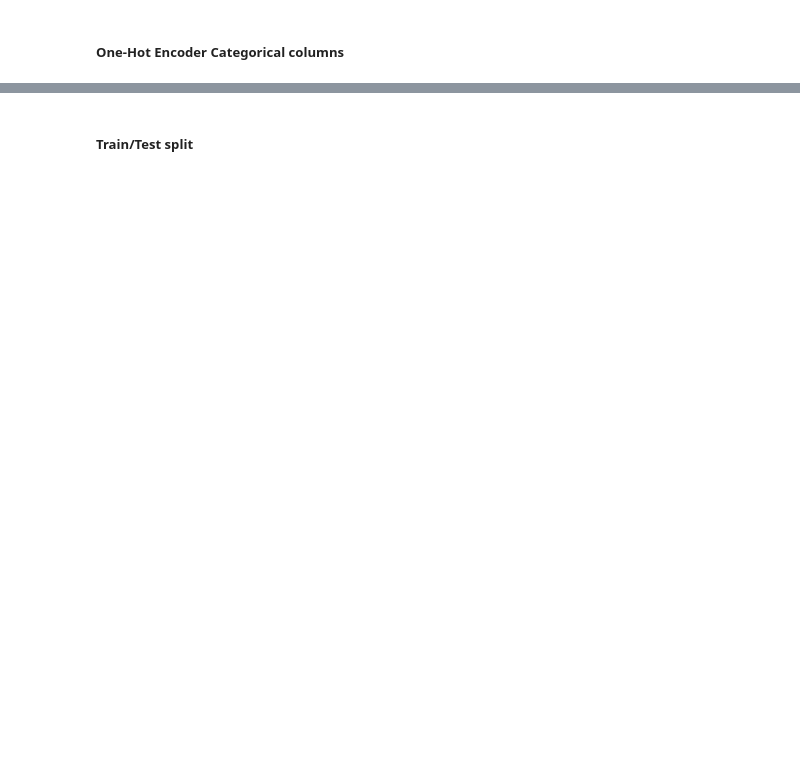
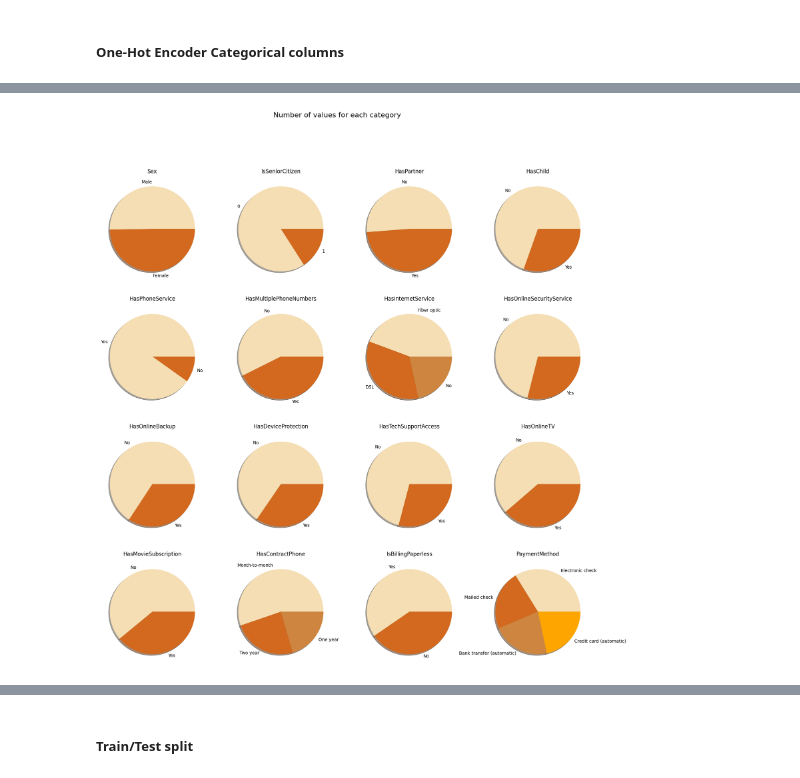
Before and after one commit to TimeNtWait/Contest, a Jupyter notebook: kaggle/dls_outflow_of_user/dls_outflow_of_user.ipynb, the cells around one changed output, grey strips where cells are left out. Saved outputs shown, nothing was run; the diff lists cells and outputs as text; code cells hidden in the pictures; blank space fills up the shorter version.

```diff
--- a/kaggle/dls_outflow_of_user/dls_outflow_of_user.ipynb
+++ b/kaggle/dls_outflow_of_user/dls_outflow_of_user.ipynb
@@ -242,0 +221,12 @@ df_cat_ohe_sklearn.head(3)
+# %%
+# Show count values for categorical
+fig, axes = plt.subplots(4, 4, figsize=(20, 20))
+ax = axes.ravel()
+fig.suptitle('Number of values for each category', fontsize=16)
+for i, cat in enumerate(cat_cols):
+    x = outflow_users_df[cat].value_counts()
+    index = x.index
+    ax[i].pie(labels=index, x=x, colors=['wheat', 'chocolate', 'peru', 'orange'], shadow=True)
+    ax[i].set_title(cat)
+# %% [output]
+[figure, added]
```
Also changed, not shown: parts of 64 cells of this notebook, 44 other files.
